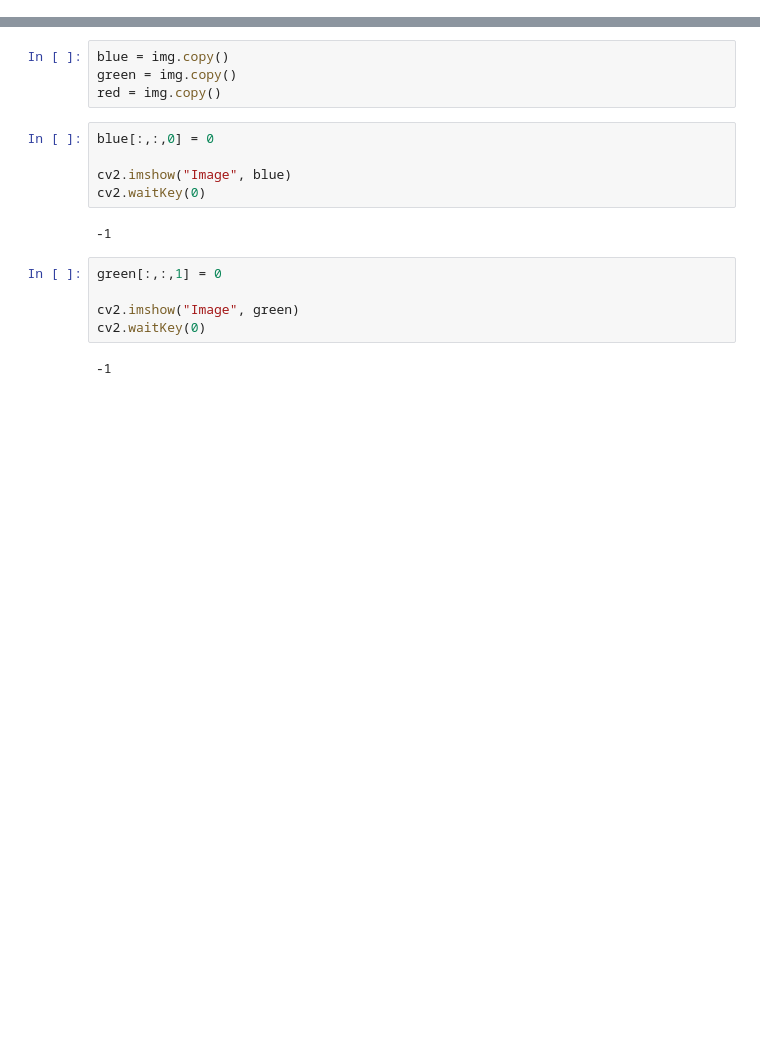
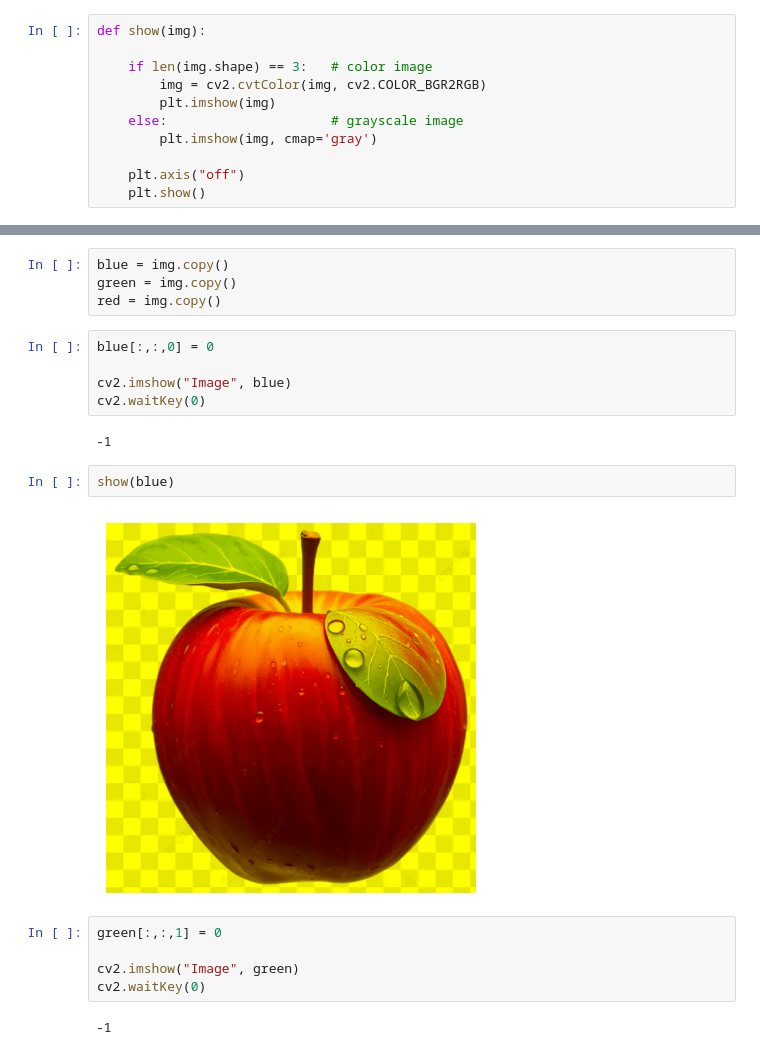
Before and after one commit to ManavKatrodiyaOpash/AI-ML-Internship, a Jupyter notebook: Day 47 Image Processing/image_processing.ipynb, the cells around one changed output, grey strips where cells are left out. Cells and saved outputs as stored; diff of their text form; blank space fills up the shorter version.

```diff
--- a/Day 47 Image Processing/image_processing.ipynb
+++ b/Day 47 Image Processing/image_processing.ipynb
@@ -37 +35,12 @@ plt_img = cv2.cvtColor(img, cv2.COLOR_BGR2RGB)
+# %%
+def show(img):
+
+    if len(img.shape) == 3:   # color image
+        img = cv2.cvtColor(img, cv2.COLOR_BGR2RGB)
+        plt.imshow(img)
+    else:                     # grayscale image
+        plt.imshow(img, cmap='gray')
+
+    plt.axis("off")
+    plt.show()
 # %%
@@ -75,6 +78,10 @@ cv2.imshow("Image", blue)
 cv2.waitKey(0)
 # %% [output]
 -1
+# %%
+show(blue)
+# %% [output]
+[figure, added]
 # %%
 green[:,:,1] = 0
 
```
Also changed, not shown: parts of 14 cells of this notebook, 4 other files.
